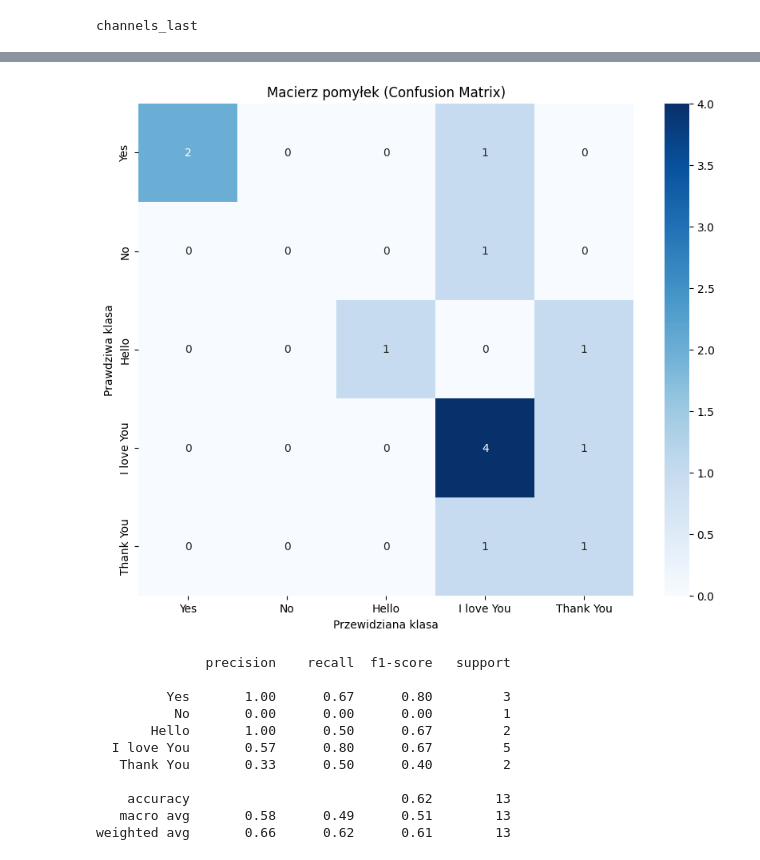
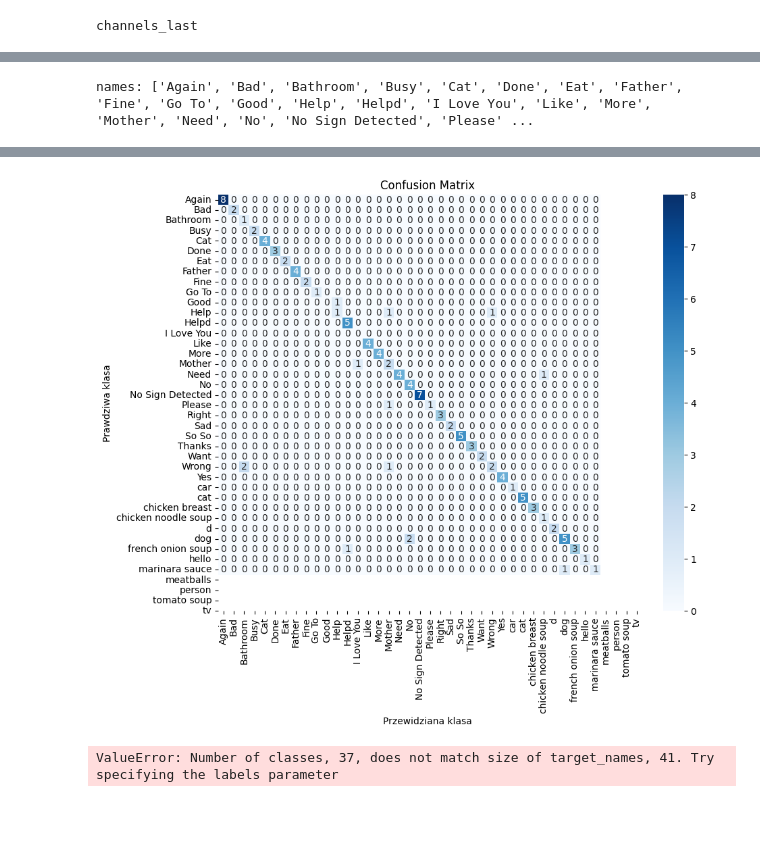
Before and after one commit to amalolepszy/hand-sign-recognition, a Jupyter notebook: with_detect_hands.ipynb, the cells around one changed output, grey strips where cells are left out. Drawn from its saved outputs; the diff is of its cells as text; code cells hidden in the pictures; blank space fills up the shorter version.

```diff
--- a/with_detect_hands.ipynb
+++ b/with_detect_hands.ipynb
@@ -1,7 +1,7 @@
 # %%
 from pathlib import Path
 
-DATASET_PATH = "./Sign Language Detection/dataset_split"
+DATASET_PATH = "./Sign Language Detection/hindusi"
 root = Path(DATASET_PATH)
 assert root.exists(), f"Dataset path not found: {DATASET_PATH}. Change DATASET_PATH to correct folder."
 print(root)
@@ -10,10 +10,9 @@ Sign Language Detection\dataset_split
 # %%
-train_images = root / "images" / "train"
-train_labels = root / "labels" / "train"
+train_images = root / "train" / "images"
+train_labels = root / "train" / "labels"
 
-test_images = root / "images" / "test"
-test_labels = root / "labels" / "test"
-
+test_images = root / "test" / "images"
+test_labels = root / "test" / "labels"
 print("Train images path:", train_images)
 print("Train labels path:", train_labels)
 # %% [output]
@@ -55,7 +54,7 @@ Showing sample: IMG_7273.JPG
 # %%
 IMG_SIZE = 224
 # %%
-NUMBER_OF_CLASSES = 5
+NUMBER_OF_CLASSES = 41
 # %%
 import cv2
 import numpy as np
@@ -259,9 +265,22 @@ Test accuracy: 0.6153846383094788
+# %%
+from pathlib import Path
+import yaml
+
+data_path = root / "data.yaml"
+
+with data_path.open("r", encoding="utf-8") as f:
+    data = yaml.safe_load(f)
+
+CLASSES = data["names"]          # list of class names
+amount = data.get("nc", len(CLASSES))
+print("names:", CLASSES)
+# %% [output]
+names: ['Again', 'Bad', 'Bathroom', 'Busy', 'Cat', 'Done', 'Eat', 'Father', 'Fine', 'Go To', 'Good', 'Help', 'Helpd', 'I Love You', 'Like', 'More', 'Mother', 'Need', 'No', 'No Sign Detected', 'Please' ...
 # %%
 import matplotlib.pyplot as plt
 import seaborn as sns
 from sklearn.metrics import confusion_matrix, classification_report
 import numpy as np
-CLASSES = ['Yes', 'No', 'Hello', 'I love You', 'Thank You']
 
 # 1. Predykcja na zbiorze testowym
 y_pred = model.predict(X_test)
@@ -277,7 +296,7 @@ sns.heatmap(cm, annot=True, fmt='d', cmap='Blues',
             xticklabels=CLASSES, yticklabels=CLASSES)
 plt.ylabel('Prawdziwa klasa')
 plt.xlabel('Przewidziana klasa')
-plt.title('Macierz pomyłek (Confusion Matrix)')
+plt.title('Confusion Matrix')
 plt.show()
 
 # 4. Raport tekstowy
@@ -287,15 +306,5 @@ print(classification_report(y_true, y_pred_classes, target_names=CLASSES))
-[figure, old version]
+[figure, new version]
-              precision    recall  f1-score   support
-
-         Yes       1.00      0.67      0.80         3
-          No       0.00      0.00      0.00         1
-       Hello       1.00      0.50      0.67         2
-  I love You       0.57      0.80      0.67         5
-   Thank You       0.33      0.50      0.40         2
-
-    accuracy                           0.62        13
-   macro avg       0.58      0.49      0.51        13
-weighted avg       0.66      0.62      0.61        13
+ValueError: Number of classes, 37, does not match size of target_names, 41. Try specifying the labels parameter
 # %%
 import cv2
 import numpy as np
```
Also changed, not shown: parts of 13 cells of this notebook, 1 other file.
